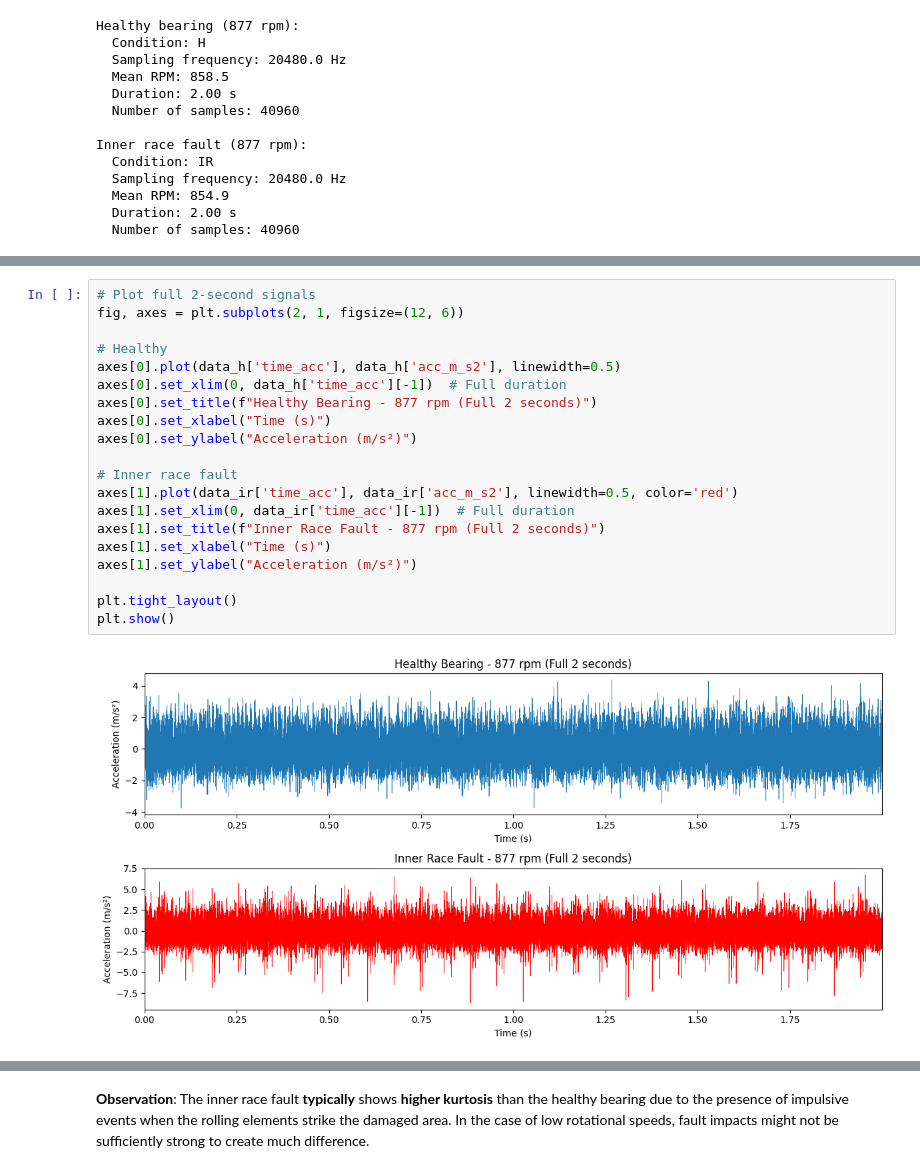
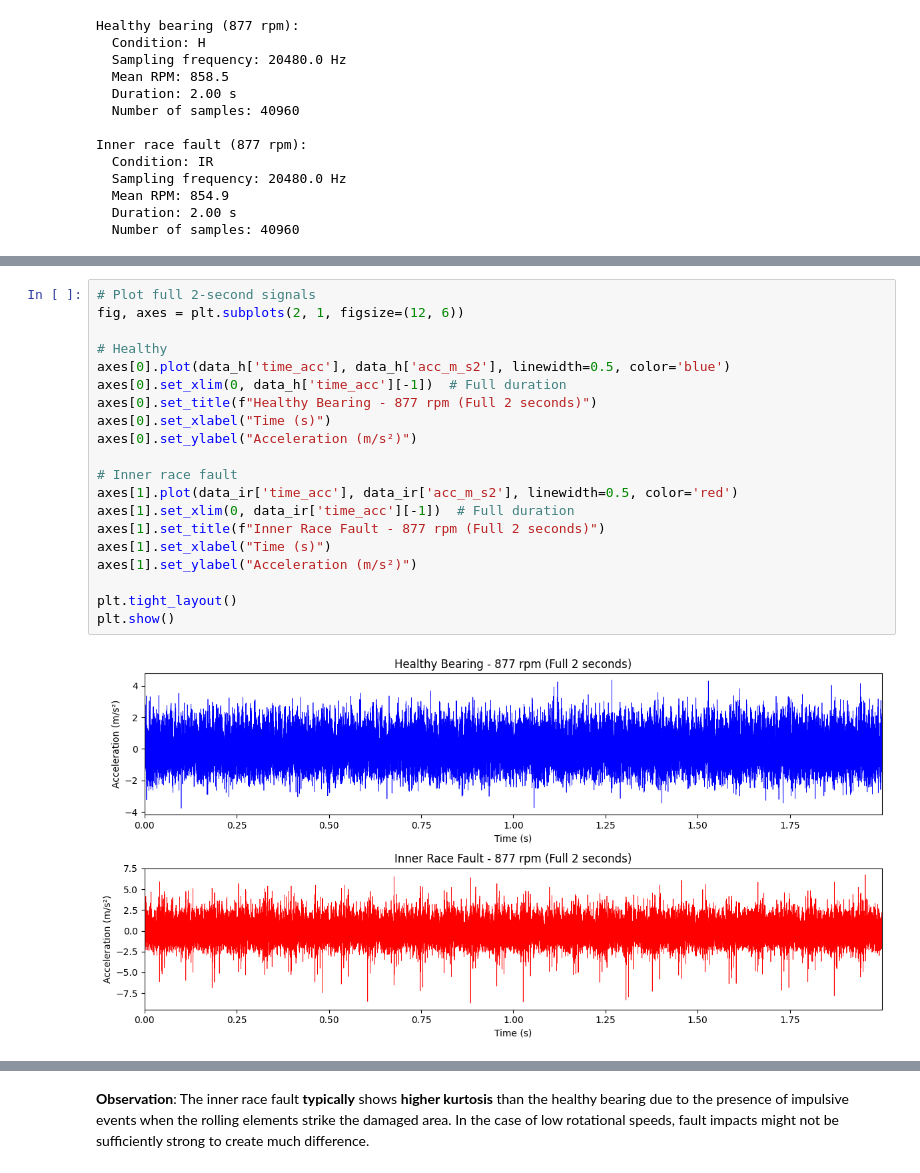
Before and after one commit to lgiraudo/Bearing-Fault-Diagnosis, a Jupyter notebook: content/BearingFaultDiagnosis.ipynb, the cells around one changed output, grey strips where cells are left out. Drawn from its saved outputs; the diff is of its cells as text.

```diff
--- a/content/BearingFaultDiagnosis.ipynb
+++ b/content/BearingFaultDiagnosis.ipynb
@@ -499,22 +487,22 @@ Let's visualize the acceleration signals and compute their time-domain features.
 # %%
 # Plot full 2-second signals
 fig, axes = plt.subplots(2, 1, figsize=(12, 6))
 
 # Healthy
-axes[0].plot(data_h['time_acc'], data_h['acc_m_s2'], linewidth=0.5)
+axes[0].plot(data_h['time_acc'], data_h['acc_m_s2'], linewidth=0.5, color='blue')
 axes[0].set_xlim(0, data_h['time_acc'][-1])  # Full duration
 axes[0].set_title(f"Healthy Bearing - 877 rpm (Full 2 seconds)")
 axes[0].set_xlabel("Time (s)")
 axes[0].set_ylabel("Acceleration (m/s²)")
 
 # Inner race fault
 axes[1].plot(data_ir['time_acc'], data_ir['acc_m_s2'], linewidth=0.5, color='red')
 axes[1].set_xlim(0, data_ir['time_acc'][-1])  # Full duration
 axes[1].set_title(f"Inner Race Fault - 877 rpm (Full 2 seconds)")
 axes[1].set_xlabel("Time (s)")
 axes[1].set_ylabel("Acceleration (m/s²)")
 
 plt.tight_layout()
 plt.show()
 # %% [output]
-[figure, old version]
+[figure, new version]
```
Also changed, not shown: parts of 18 cells of this notebook, 1 other file.
